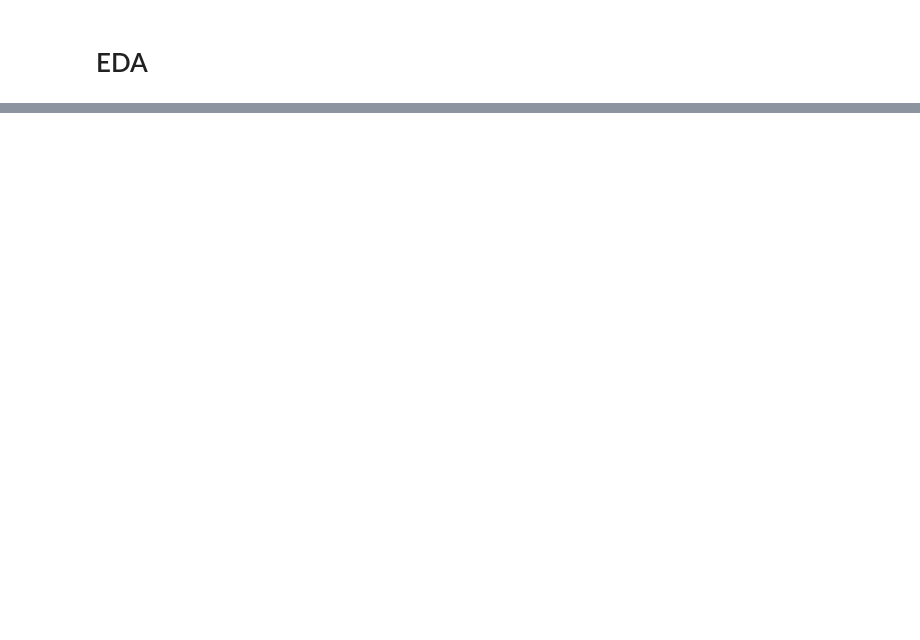
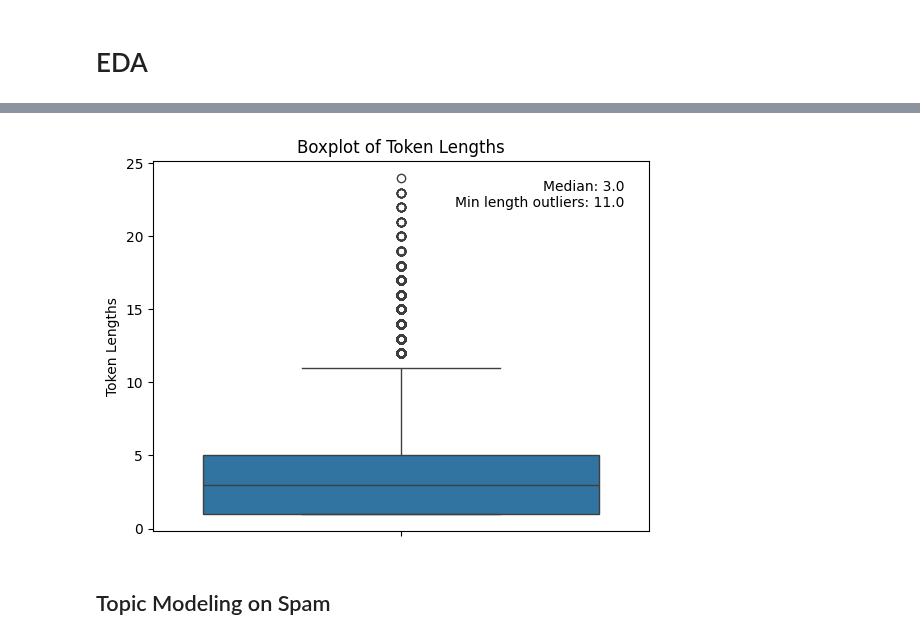
Before and after one commit to mattiacoltro/data-science-portfolio, a Jupyter notebook: [Data Science] spam-detection/spam_detection.ipynb, the cells around one changed output, grey strips where cells are left out. Drawn from its saved outputs; the diff is of its cells as text; code cells hidden in the pictures; blank space fills up the shorter version.

```diff
--- a/[Data Science] spam-detection/spam_detection.ipynb
+++ b/[Data Science] spam-detection/spam_detection.ipynb
@@ -107,0 +238,32 @@ df
+# %%
+def tokenize_text(text):
+    doc = nlp(text)
+    return doc
+# %%
+df['tokens'] = df['clean_text'].apply(tokenize_text)
+# %%
+all_tokens = [t for doc in df["tokens"] for t in doc]
+lengths = [len(t) for t in all_tokens]
+iqr = np.percentile(lengths, 75) - np.percentile(lengths, 25)
+upper_bound_outlier = np.percentile(lengths, 75) + 1.5 * iqr
+median = np.median(lengths)
+# %%
+summary_txt = f"Median: {median}\nMin length outliers: {upper_bound_outlier}"
+# %%
+ax = sns.boxplot(lengths)
+ax.set_title("Boxplot of Token Lengths")
+ax.set_ylabel("Token Lengths")
+ax.text(
+    0.95, 0.95,              # alto a destra
+    summary_txt,
+    transform=ax.transAxes,  # coordinate relative all'asse
+    ha='right',
+    va='top',
+    fontsize=10
+)
+
+plt.show()
+# %% [output]
+[figure, added]
+# %% [markdown]
+## Topic Modeling on Spam
```
Also changed, not shown: parts of 54 cells of this notebook.
